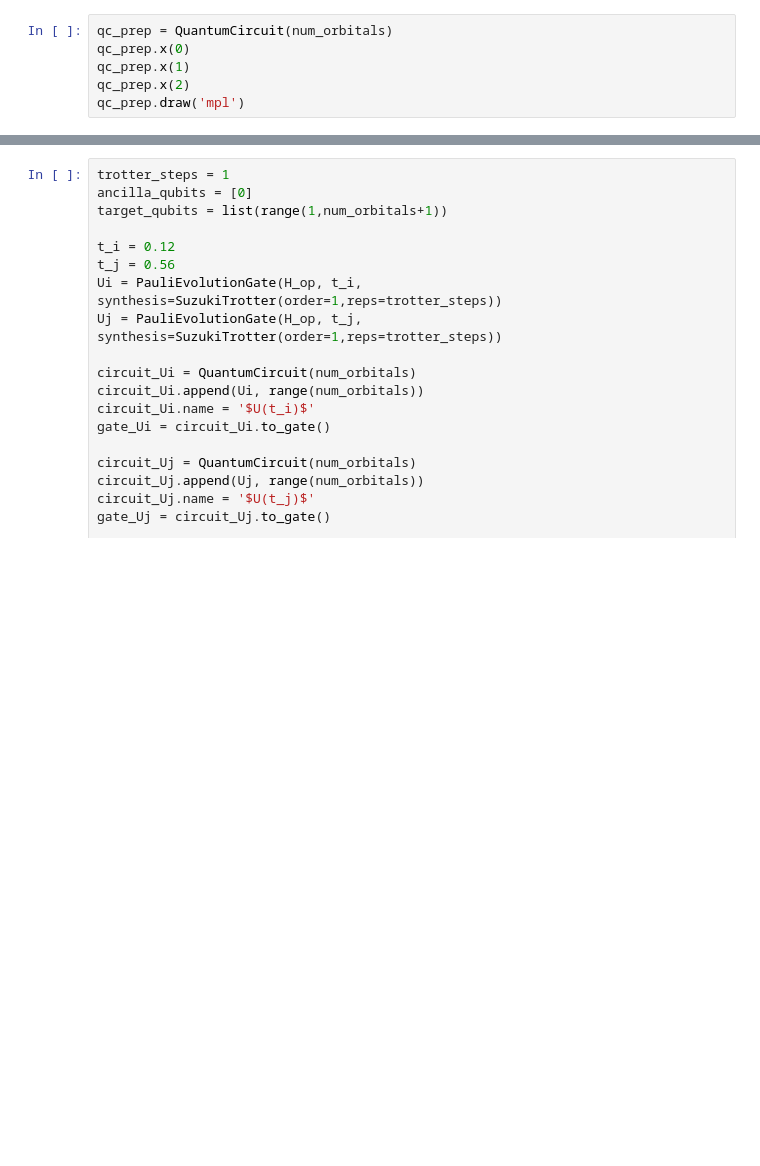
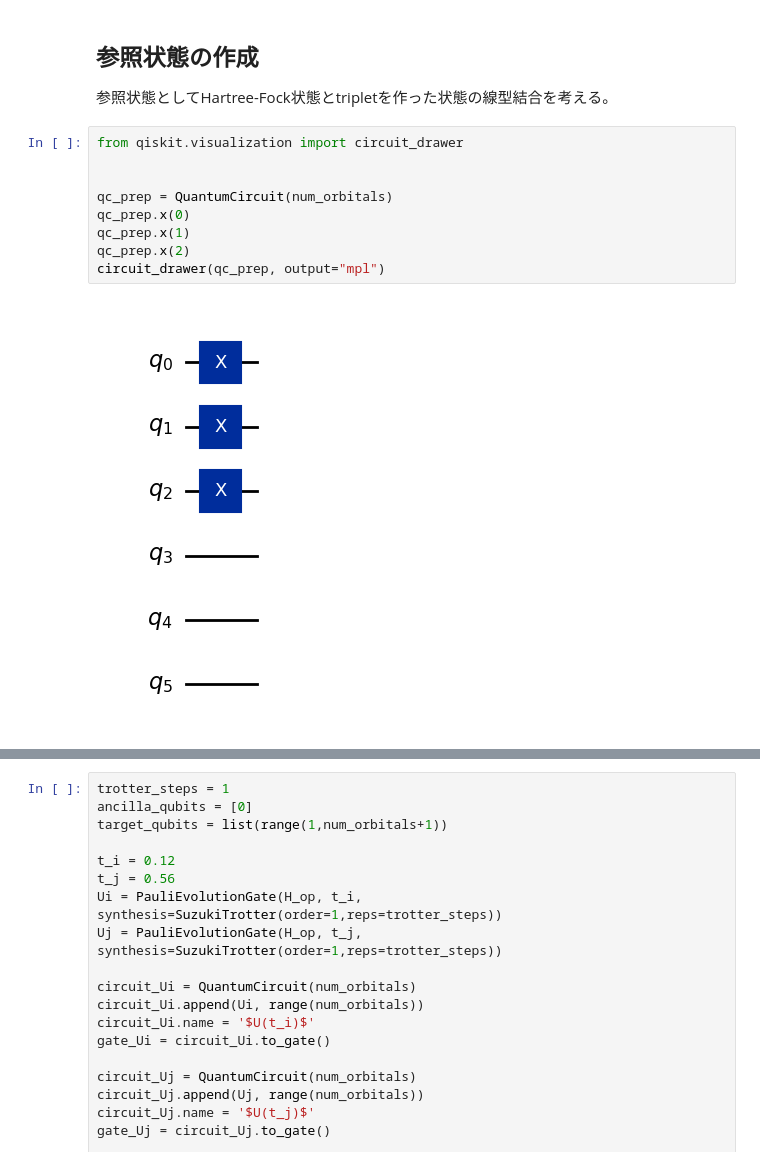
Before and after one commit to Deng-Zhihao/qutuam-3-body, a Jupyter notebook: QKS/QKS.ipynb, the cells around one changed output, grey strips where cells are left out. Saved outputs shown, nothing was run; the diff lists cells and outputs as text; blank space fills up the shorter version.

```diff
--- a/QKS/QKS.ipynb
+++ b/QKS/QKS.ipynb
@@ -40,6 +304,15 @@ for k, v in sorted(coeffs.items(), key=lambda x: -abs(x[1])):
+# %% [markdown]
+## 参照状態の作成
+
+参照状態としてHartree-Fock状態とtripletを作った状態の線型結合を考える。
 # %%
+from qiskit.visualization import circuit_drawer
+
+
 qc_prep = QuantumCircuit(num_orbitals)
 qc_prep.x(0)
 qc_prep.x(1)
 qc_prep.x(2)
-qc_prep.draw('mpl')
+circuit_drawer(qc_prep, output="mpl")
+# %% [output]
+[figure, added]
```
Also changed, not shown: parts of 22 cells of this notebook.
